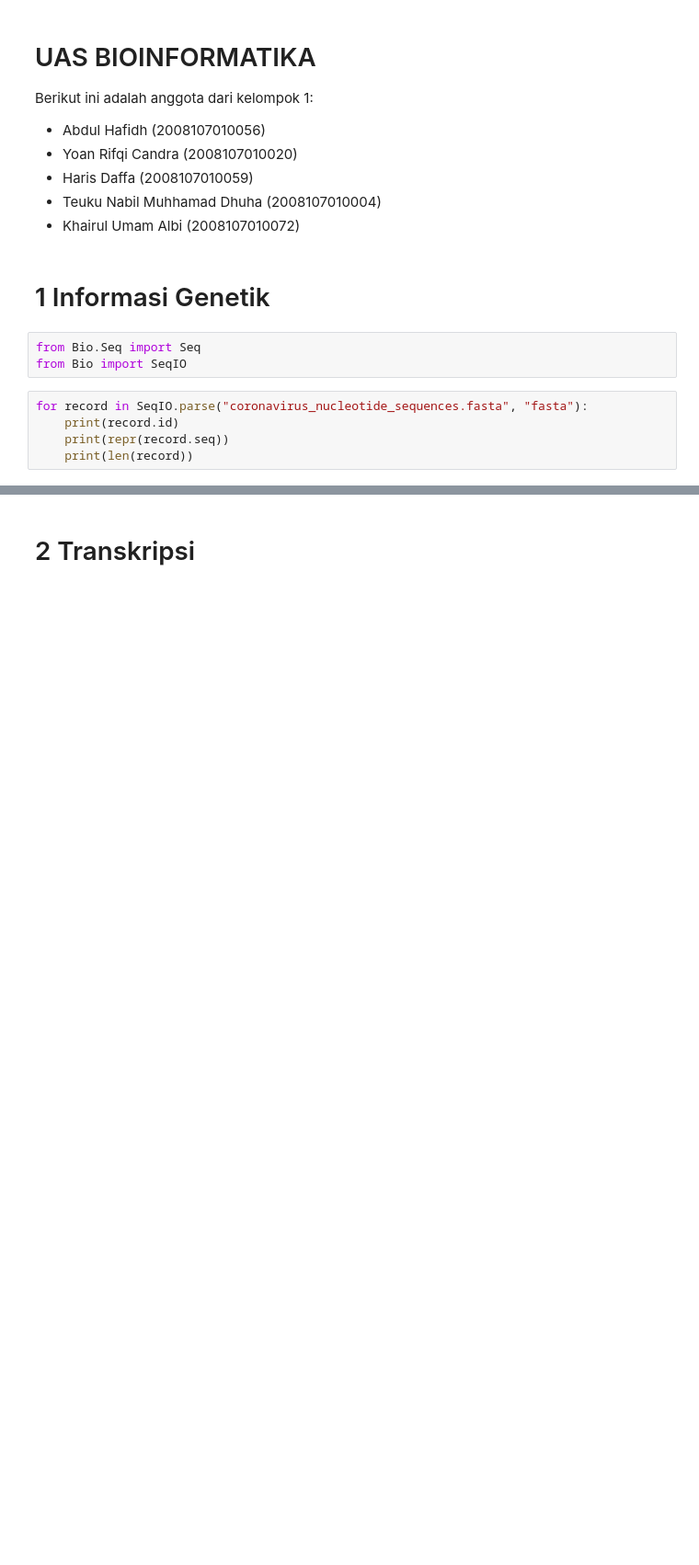
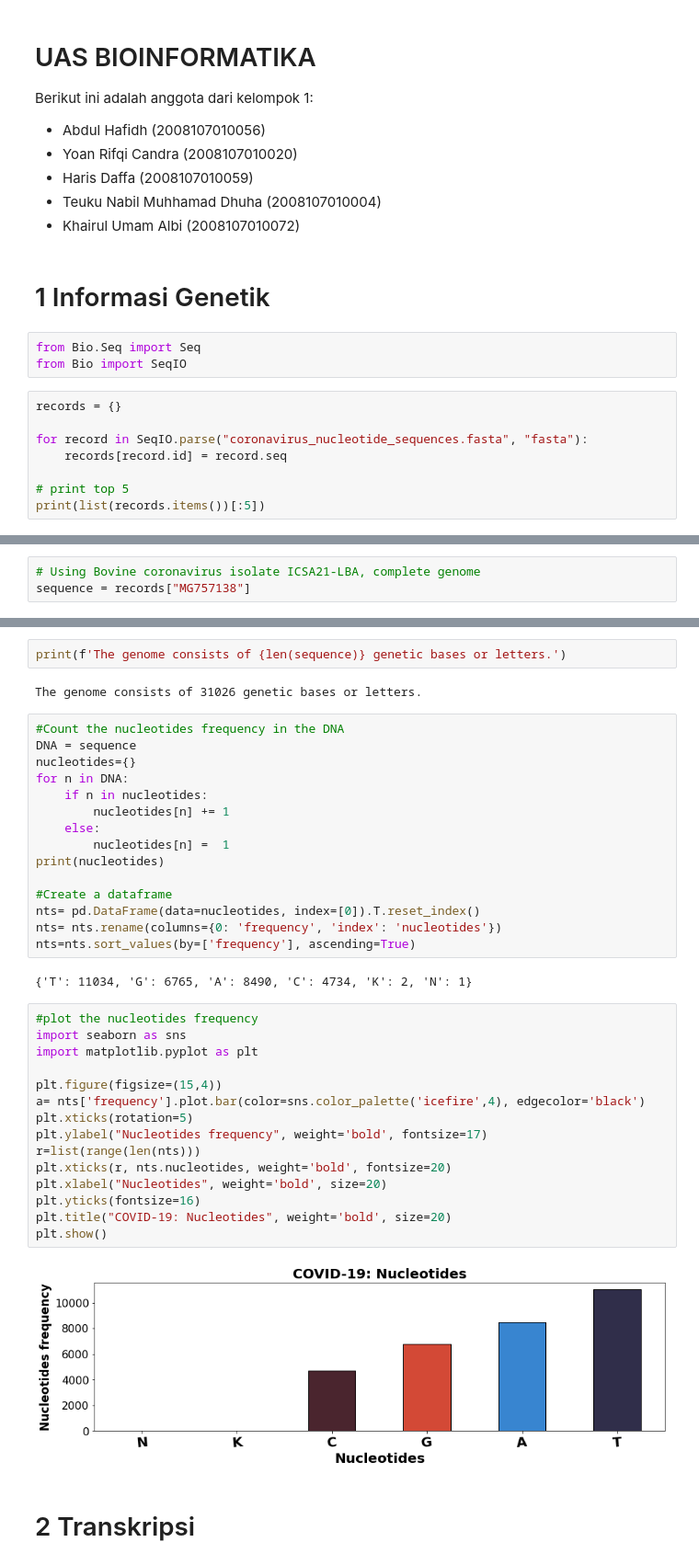
Before and after one commit to AbdulHafidh-AI/uas-bioinfor, a Jupyter notebook: uas-bioinfor.ipynb, the cells around one changed output, grey strips where cells are left out. Shown at 92% size. Saved outputs shown, nothing was run; the diff lists cells and outputs as text; blank space fills up the shorter version.

```diff
--- a/uas-bioinfor.ipynb
+++ b/uas-bioinfor.ipynb
@@ -17,8 +17,11 @@
 from Bio.Seq import Seq
 from Bio import SeqIO
 # %%
+records = {}
+
 for record in SeqIO.parse("coronavirus_nucleotide_sequences.fasta", "fasta"):
-    print(record.id)
-    print(repr(record.seq))
-    print(len(record))
+    records[record.id] = record.seq
+
+# print top 5
+print(list(records.items())[:5])
 # %% [output]
@@ -105,0 +77,3 @@ plt.show()
+# %%
+# Using Bovine coronavirus isolate ICSA21-LBA, complete genome
+sequence = records["MG757138"]
@@ -106,3 +82,41 @@ plt.show()
+# %%
+print(f'The genome consists of {len(sequence)} genetic bases or letters.')
+# %% [output]
+The genome consists of 31026 genetic bases or letters.
+# %%
+#Count the nucleotides frequency in the DNA
+DNA = sequence
+nucleotides={}
+for n in DNA:
+    if n in nucleotides:
+        nucleotides[n] += 1
+    else:
+        nucleotides[n] =  1
+print(nucleotides)
+
+#Create a dataframe
+nts= pd.DataFrame(data=nucleotides, index=[0]).T.reset_index()
+nts= nts.rename(columns={0: 'frequency', 'index': 'nucleotides'})
+nts=nts.sort_values(by=['frequency'], ascending=True)
+# %% [output]
+{'T': 11034, 'G': 6765, 'A': 8490, 'C': 4734, 'K': 2, 'N': 1}
+# %%
+#plot the nucleotides frequency
+import seaborn as sns
+import matplotlib.pyplot as plt
+
+plt.figure(figsize=(15,4))
+a= nts['frequency'].plot.bar(color=sns.color_palette('icefire',4), edgecolor='black')
+plt.xticks(rotation=5)
+plt.ylabel("Nucleotides frequency", weight='bold', fontsize=17)
+r=list(range(len(nts)))
+plt.xticks(r, nts.nucleotides, weight='bold', fontsize=20)
+plt.xlabel("Nucleotides", weight='bold', size=20)
+plt.yticks(fontsize=16)
+plt.title("COVID-19: Nucleotides", weight='bold', size=20)
+plt.show()
+# %% [output]
+[figure, added]
 # %% [markdown]
 # 2 Transkripsi
 # %%
```
Also changed, not shown: parts of 24 cells of this notebook.
